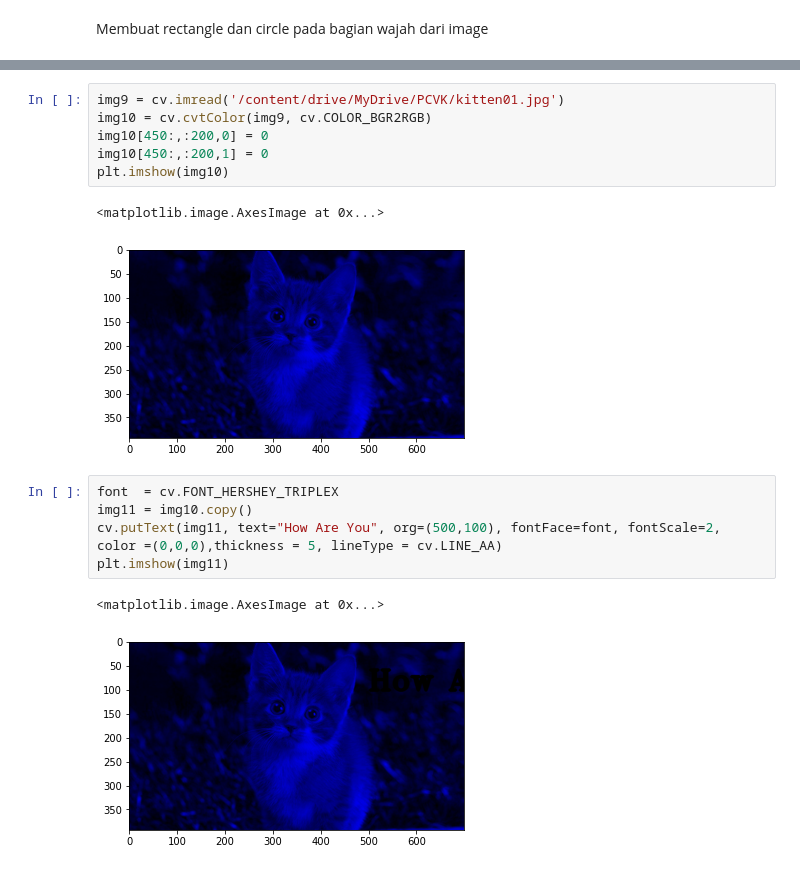
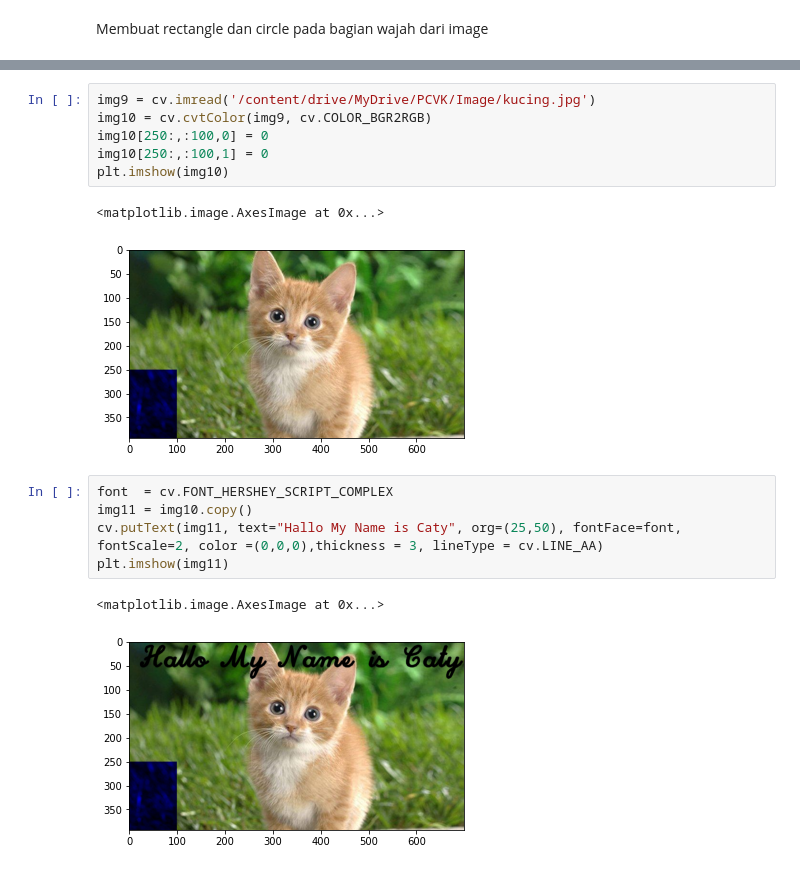
Before and after one commit to SitiZumarohdf/PCVK_Genap_2023, a Jupyter notebook: Week_2.ipynb, the cells around one changed output, grey strips where cells are left out. Cells and saved outputs as stored; diff of their text form.

```diff
--- a/Week_2.ipynb
+++ b/Week_2.ipynb
@@ -261,17 +259,17 @@ plt.imshow(img8)
 # %%
-img9 = cv.imread('/content/drive/MyDrive/PCVK/kitten01.jpg')
+img9 = cv.imread('/content/drive/MyDrive/PCVK/Image/kucing.jpg')
 img10 = cv.cvtColor(img9, cv.COLOR_BGR2RGB)
-img10[450:,:200,0] = 0
-img10[450:,:200,1] = 0
+img10[250:,:100,0] = 0
+img10[250:,:100,1] = 0
 plt.imshow(img10)
 # %% [output]
 <matplotlib.image.AxesImage at 0x...>
-[figure, old version]
+[figure, new version]
 # %%
-font  = cv.FONT_HERSHEY_TRIPLEX
+font  = cv.FONT_HERSHEY_SCRIPT_COMPLEX
 img11 = img10.copy()
-cv.putText(img11, text="How Are You", org=(500,100), fontFace=font, fontScale=2, color =(0,0,0),thickness = 5, lineType = cv.LINE_AA)
+cv.putText(img11, text="Hallo My Name is Caty", org=(25,50), fontFace=font, fontScale=2, color =(0,0,0),thickness = 3, lineType = cv.LINE_AA)
 plt.imshow(img11)
 # %% [output]
 <matplotlib.image.AxesImage at 0x...>
-[figure, old version]
+[figure, new version]
```
Also changed, not shown: parts of 3 cells of this notebook.
